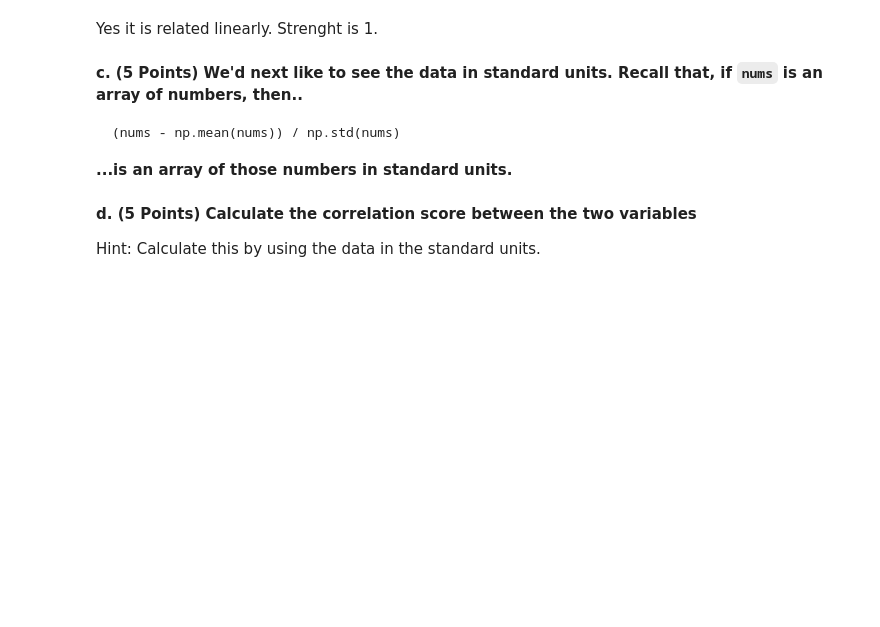
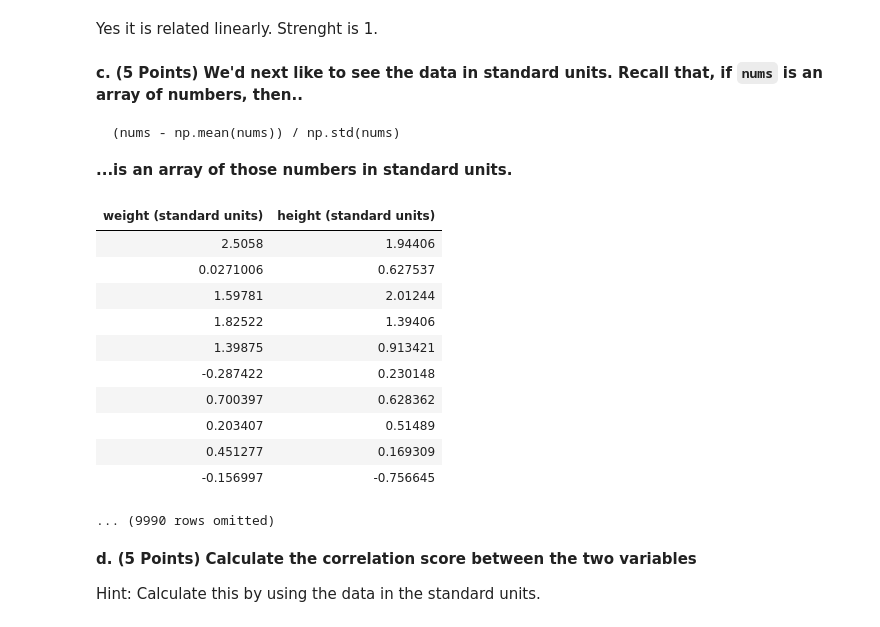
Before and after one commit to MrNtlu/CS-240-Assignements, a Jupyter notebook: Assignement 2/Burak_Fidan_Assignement_2.ipynb, the cells around one changed output. Cells and saved outputs as stored; diff of their text form; code cells hidden in the pictures; blank space fills up the shorter version.

```diff
--- a/Assignement 2/Burak_Fidan_Assignement_2.ipynb
+++ b/Assignement 2/Burak_Fidan_Assignement_2.ipynb
@@ -259,14 +260,26 @@ Yes it is related linearly. Strenght is 1.
 
 **...is an array of those numbers in standard units.**
 # %%
-weight_mean = ...
-weight_std = ...
-height_mean = ...
-height_std = ...
+def suCalculator(nums):
+    return (nums - np.mean(nums)) / np.std(nums)
 
 standard_health = Table().with_columns(
-    "weight (standard units)", ...,
-    "height (standard units)", ...)
+    "weight (standard units)", suCalculator(health["Weight"]),
+    "height (standard units)", suCalculator(health["Height"]))
+standard_health
+# %% [output]
+| weight (standard units) | height (standard units) |
+| 2.5058 | 1.94406 |
+| 0.0271006 | 0.627537 |
+| 1.59781 | 2.01244 |
+| 1.82522 | 1.39406 |
+| 1.39875 | 0.913421 |
+| -0.287422 | 0.230148 |
+| 0.700397 | 0.628362 |
+| 0.203407 | 0.51489 |
+| 0.451277 | 0.169309 |
+| -0.156997 | -0.756645 |
+... (9990 rows omitted)
 # %% [markdown]
 **d. (5 Points) Calculate the correlation score between the two variables**
 
```
Also changed, not shown: parts of 12 cells of this notebook.
